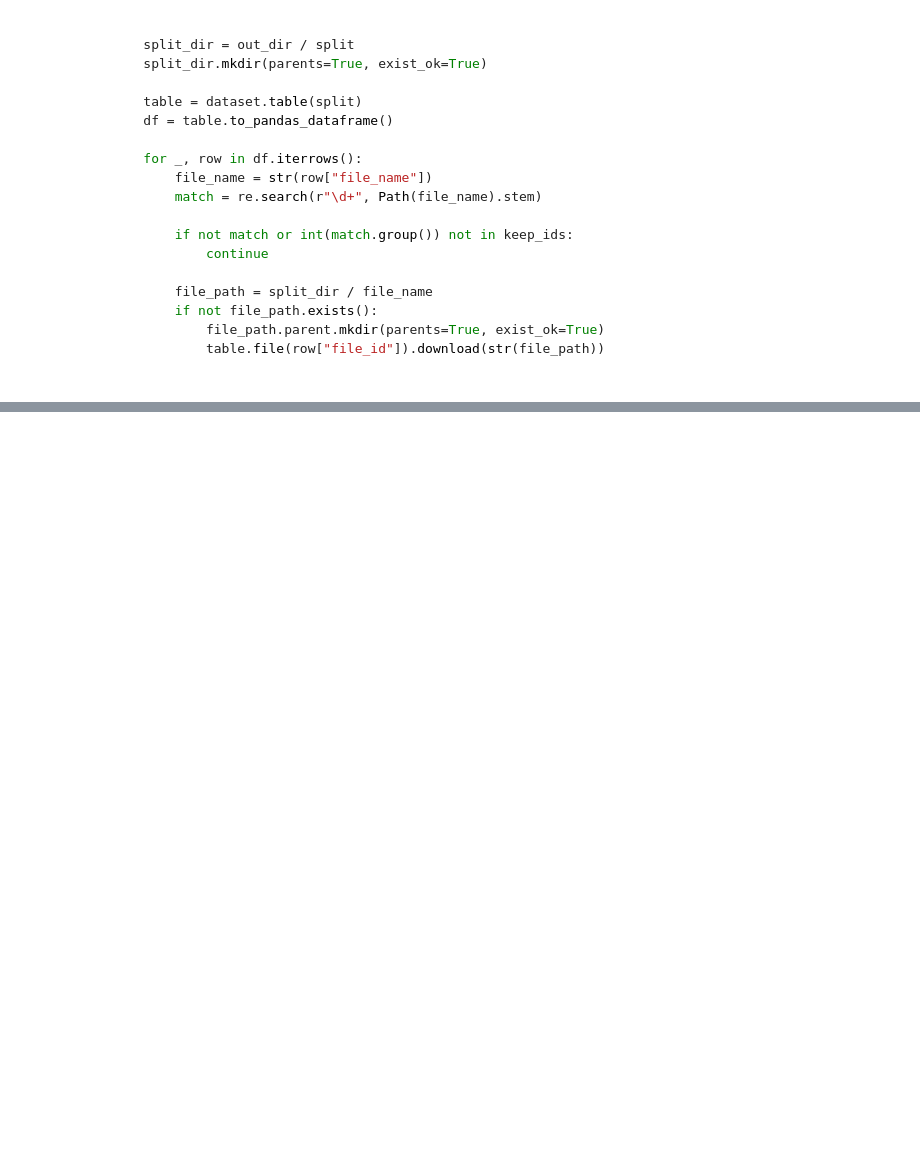
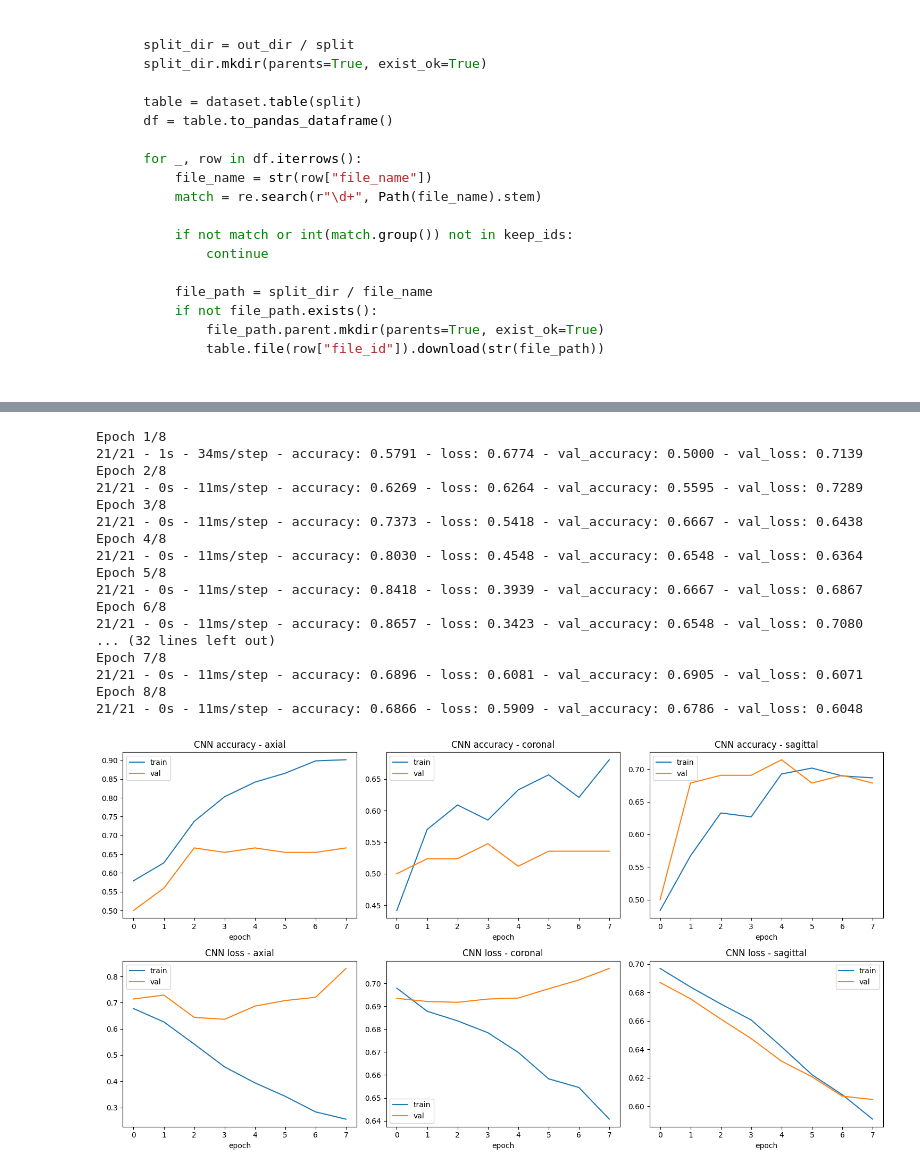
Before and after one commit to neelkapoor0/ACLInjuryDetection, a Jupyter notebook: main.ipynb, the cells around one changed output, grey strips where cells are left out. Saved outputs shown, nothing was run; the diff lists cells and outputs as text; code cells hidden in the pictures; blank space fills up the shorter version.

```diff
--- a/main.ipynb
+++ b/main.ipynb
@@ -452,0 +455,57 @@ CNN confusion matrix (rows=true, cols=pred):
+# %%
+#CNN training curves (tuned hyperparameters, per view)
+# This refit is separate from the 10-fold CV below - it exists purely to produce real
+# train/val loss & accuracy curves from an actual .fit() call using the already-selected winning hyperparameters,
+# validated against the same inner holdout used for tuning (never the outer 20% test set).
+
+cnn_histories = {}
+for view in VIEWS:
+    d = view_data[view]
+    hp = best_hparams[("cnn", view)]
+
+    model = build_cnn(d["X_images_inner_train"].shape[1:], learning_rate=hp["learning_rate"])
+    hist = model.fit(
+        d["X_images_inner_train"], d["y_inner_train"],
+        epochs=hp["epochs"], batch_size=16,
+        validation_data=(d["X_images_inner_holdout"], d["y_inner_holdout"]),
+        verbose=2,
+    )
+    cnn_histories[view] = hist.history
+
+fig, axes = plt.subplots(2, 3, figsize=(15, 8))
+for col, view in enumerate(VIEWS):
+    h = cnn_histories[view]
+    axes[0, col].plot(h["accuracy"], label="train")
+    axes[0, col].plot(h["val_accuracy"], label="val")
+    axes[0, col].set_title(f"CNN accuracy - {view}")
+    axes[0, col].set_xlabel("epoch")
+    axes[0, col].legend()
+
+    axes[1, col].plot(h["loss"], label="train")
+    axes[1, col].plot(h["val_loss"], label="val")
+    axes[1, col].set_title(f"CNN loss - {view}")
+    axes[1, col].set_xlabel("epoch")
+    axes[1, col].legend()
+
+plt.tight_layout()
+plt.savefig("image_multiview_cnn_curves.png")
+plt.show()
+# %% [output]
+Epoch 1/8
+21/21 - 1s - 34ms/step - accuracy: 0.5791 - loss: 0.6774 - val_accuracy: 0.5000 - val_loss: 0.7139
+Epoch 2/8
+21/21 - 0s - 11ms/step - accuracy: 0.6269 - loss: 0.6264 - val_accuracy: 0.5595 - val_loss: 0.7289
+Epoch 3/8
+21/21 - 0s - 11ms/step - accuracy: 0.7373 - loss: 0.5418 - val_accuracy: 0.6667 - val_loss: 0.6438
+Epoch 4/8
+21/21 - 0s - 11ms/step - accuracy: 0.8030 - loss: 0.4548 - val_accuracy: 0.6548 - val_loss: 0.6364
+Epoch 5/8
+21/21 - 0s - 11ms/step - accuracy: 0.8418 - loss: 0.3939 - val_accuracy: 0.6667 - val_loss: 0.6867
+Epoch 6/8
+21/21 - 0s - 11ms/step - accuracy: 0.8657 - loss: 0.3423 - val_accuracy: 0.6548 - val_loss: 0.7080
+... (32 lines left out)
+Epoch 7/8
+21/21 - 0s - 11ms/step - accuracy: 0.6896 - loss: 0.6081 - val_accuracy: 0.6905 - val_loss: 0.6071
+Epoch 8/8
+21/21 - 0s - 11ms/step - accuracy: 0.6866 - loss: 0.5909 - val_accuracy: 0.6786 - val_loss: 0.6048
+[figure, added]
```
Also changed, not shown: parts of 19 cells of this notebook, 14 other files.
